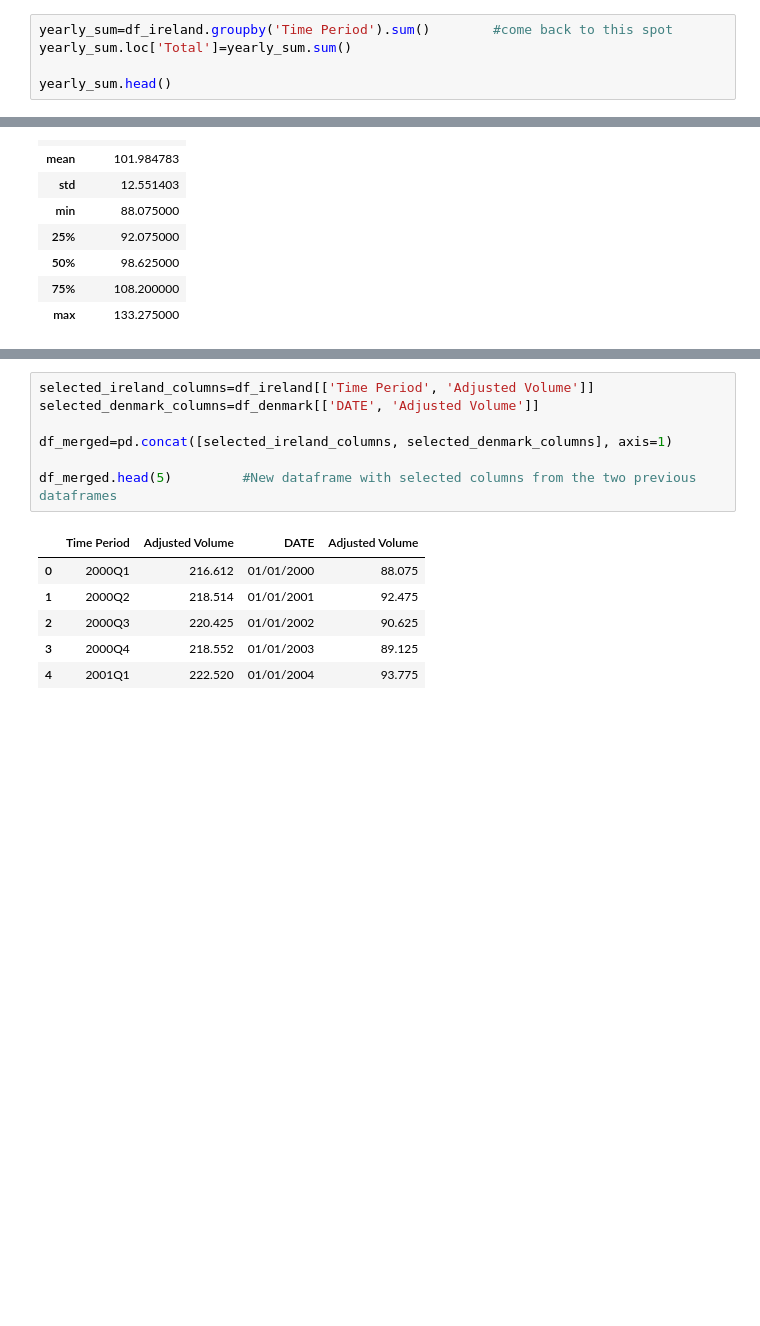
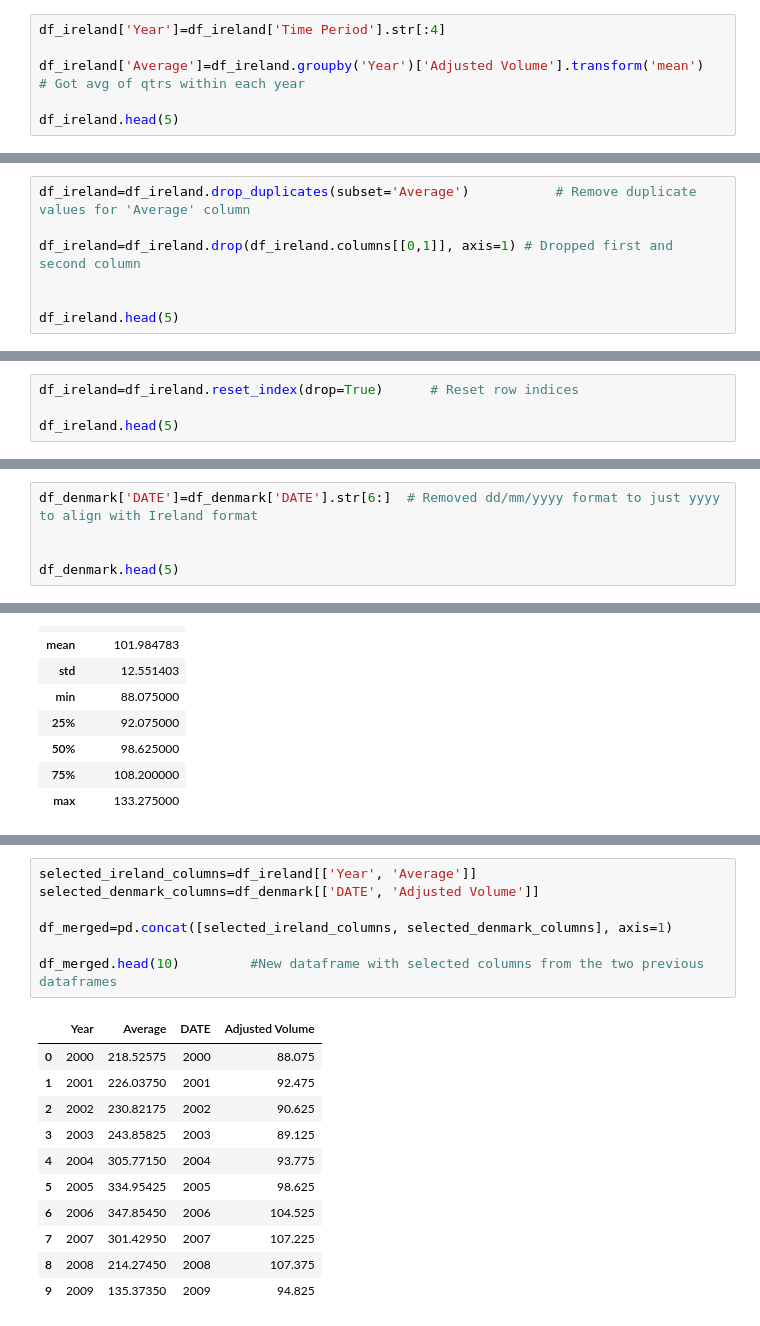
Before and after one commit to sbs23060/POC-CA2, a Jupyter notebook: Statistics_CA2.ipynb, the cells around one changed output, grey strips where cells are left out. Saved outputs shown, nothing was run; the diff lists cells and outputs as text; blank space fills up the shorter version.

```diff
--- a/Statistics_CA2.ipynb
+++ b/Statistics_CA2.ipynb
@@ -109,8 +97,9 @@ df_ireland.head(5)
 | 3 | 2000Q4 | 218.552 |
 | 4 | 2001Q1 | 222.520 |
 # %%
-yearly_sum=df_ireland.groupby('Time Period').sum()        #come back to this spot
-yearly_sum.loc['Total']=yearly_sum.sum()
+df_ireland['Year']=df_ireland['Time Period'].str[:4]
 
-yearly_sum.head()
+df_ireland['Average']=df_ireland.groupby('Year')['Adjusted Volume'].transform('mean')        # Got avg of qtrs within each year
+
+df_ireland.head(5)
 # %% [output]
@@ -123,0 +112,7 @@ yearly_sum.head()
+# %%
+df_ireland=df_ireland.drop_duplicates(subset='Average')           # Remove duplicate values for 'Average' column
+
+df_ireland=df_ireland.drop(df_ireland.columns[[0,1]], axis=1) # Dropped first and second column
+
+
+df_ireland.head(5)
@@ -123,0 +126,4 @@ yearly_sum.head()
+# %%
+df_ireland=df_ireland.reset_index(drop=True)      # Reset row indices
+
+df_ireland.head(5)
@@ -166,3 +202,8 @@ df_denmark.head(5)
 | 2 | 01/01/2002 | 90.625 |
 | 3 | 01/01/2003 | 89.125 |
 | 4 | 01/01/2004 | 93.775 |
+# %%
+df_denmark['DATE']=df_denmark['DATE'].str[6:]  # Removed dd/mm/yyyy format to just yyyy to align with Ireland format
+
+
+df_denmark.head(5)
@@ -193,14 +249,19 @@ df_denmark.describe()     # Basic statistical info for Denmark data
 # %%
-selected_ireland_columns=df_ireland[['Time Period', 'Adjusted Volume']]
+selected_ireland_columns=df_ireland[['Year', 'Average']]
 selected_denmark_columns=df_denmark[['DATE', 'Adjusted Volume']]
 
 df_merged=pd.concat([selected_ireland_columns, selected_denmark_columns], axis=1)
 
-df_merged.head(5)         #New dataframe with selected columns from the two previous dataframes
+df_merged.head(10)         #New dataframe with selected columns from the two previous dataframes
 # %% [output]
-|  | Time Period | Adjusted Volume | DATE | Adjusted Volume |
-| 0 | 2000Q1 | 216.612 | 01/01/2000 | 88.075 |
-| 1 | 2000Q2 | 218.514 | 01/01/2001 | 92.475 |
-| 2 | 2000Q3 | 220.425 | 01/01/2002 | 90.625 |
-| 3 | 2000Q4 | 218.552 | 01/01/2003 | 89.125 |
-| 4 | 2001Q1 | 222.520 | 01/01/2004 | 93.775 |
+|  | Year | Average | DATE | Adjusted Volume |
+| 0 | 2000 | 218.52575 | 2000 | 88.075 |
+| 1 | 2001 | 226.03750 | 2001 | 92.475 |
+| 2 | 2002 | 230.82175 | 2002 | 90.625 |
+| 3 | 2003 | 243.85825 | 2003 | 89.125 |
+| 4 | 2004 | 305.77150 | 2004 | 93.775 |
+| 5 | 2005 | 334.95425 | 2005 | 98.625 |
+| 6 | 2006 | 347.85450 | 2006 | 104.525 |
+| 7 | 2007 | 301.42950 | 2007 | 107.225 |
+| 8 | 2008 | 214.27450 | 2008 | 107.375 |
+| 9 | 2009 | 135.37350 | 2009 | 94.825 |
```
Also changed, not shown: parts of 14 cells of this notebook.
